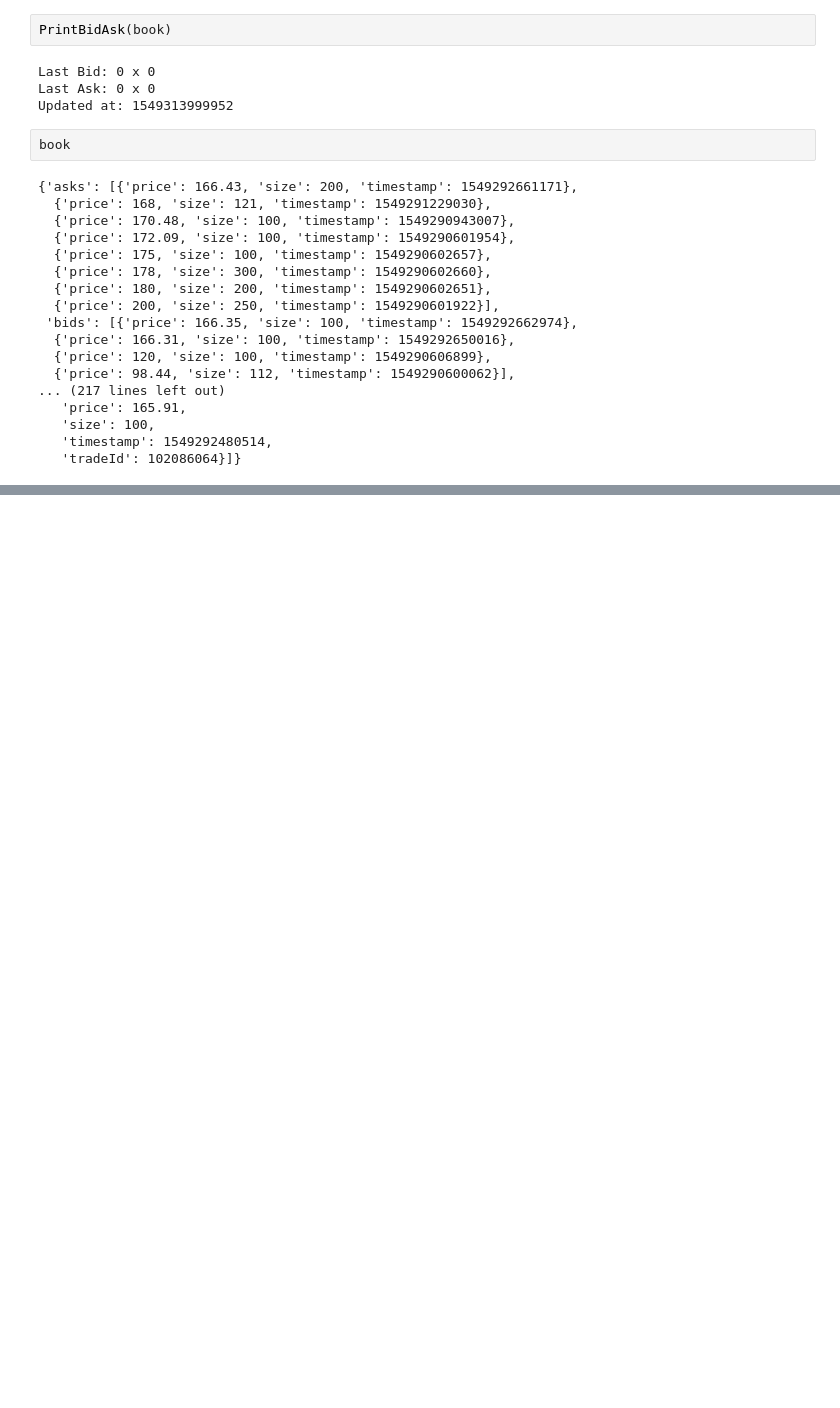
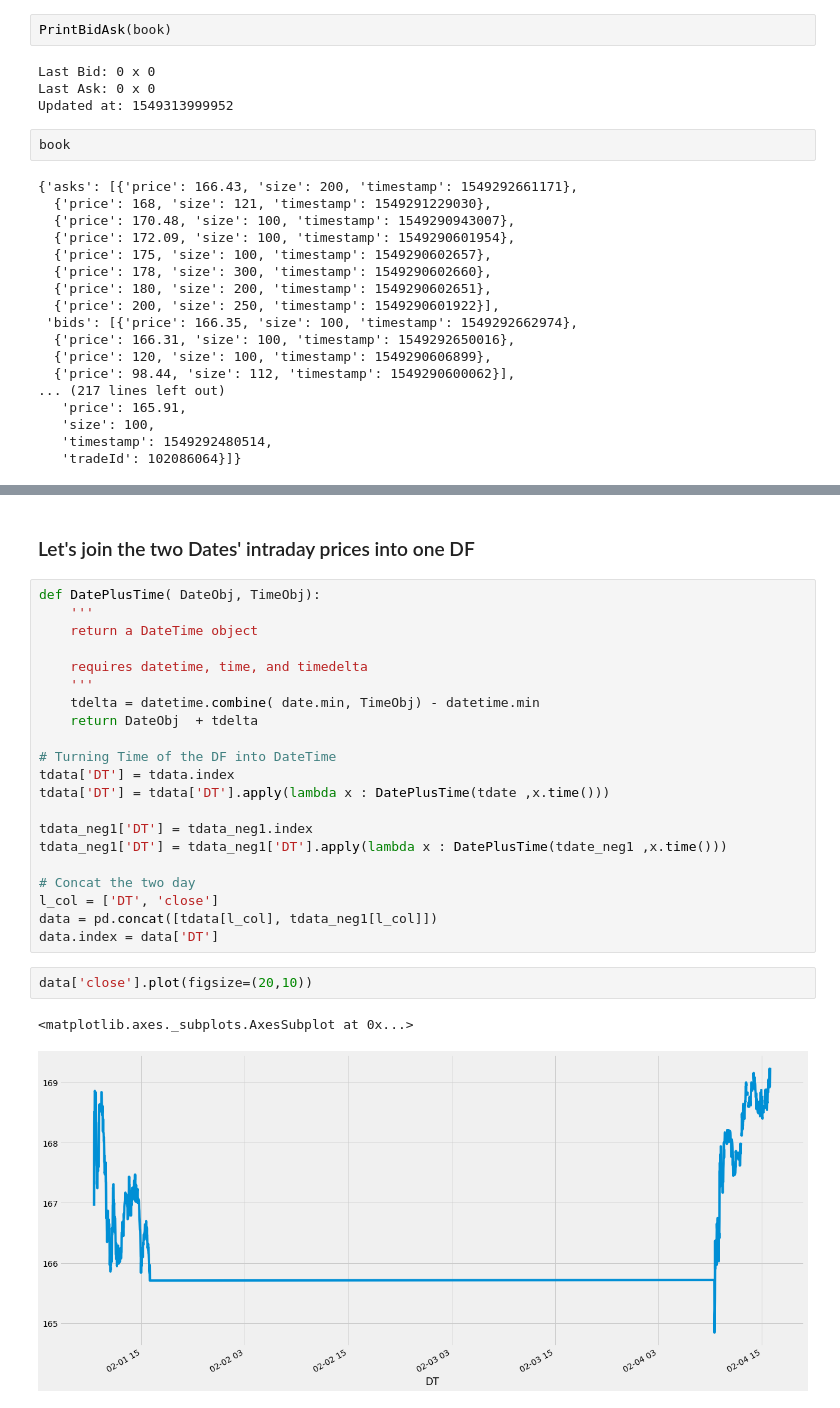
Before and after one commit to sendash-app/dash-quotes, a Jupyter notebook: dash_quotes_demo.ipynb, the cells around one changed output, grey strips where cells are left out. Drawn from its saved outputs; the diff is of its cells as text; blank space fills up the shorter version.

```diff
--- a/dash_quotes_demo.ipynb
+++ b/dash_quotes_demo.ipynb
@@ -141,0 +173,28 @@ book
+# %% [markdown]
+### Let's join the two Dates' intraday prices into one DF
+# %%
+def DatePlusTime( DateObj, TimeObj):
+    '''
+    return a DateTime object
+
+    requires datetime, time, and timedelta
+    '''
+    tdelta = datetime.combine( date.min, TimeObj) - datetime.min
+    return DateObj  + tdelta
+
+# Turning Time of the DF into DateTime
+tdata['DT'] = tdata.index
+tdata['DT'] = tdata['DT'].apply(lambda x : DatePlusTime(tdate ,x.time()))
+
+tdata_neg1['DT'] = tdata_neg1.index
+tdata_neg1['DT'] = tdata_neg1['DT'].apply(lambda x : DatePlusTime(tdate_neg1 ,x.time()))
+
+# Concat the two day
+l_col = ['DT', 'close']
+data = pd.concat([tdata[l_col], tdata_neg1[l_col]])
+data.index = data['DT']
+# %%
+data['close'].plot(figsize=(20,10))
+# %% [output]
+<matplotlib.axes._subplots.AxesSubplot at 0x...>
+[figure, added]
```
Also changed, not shown: parts of 4 cells of this notebook.
